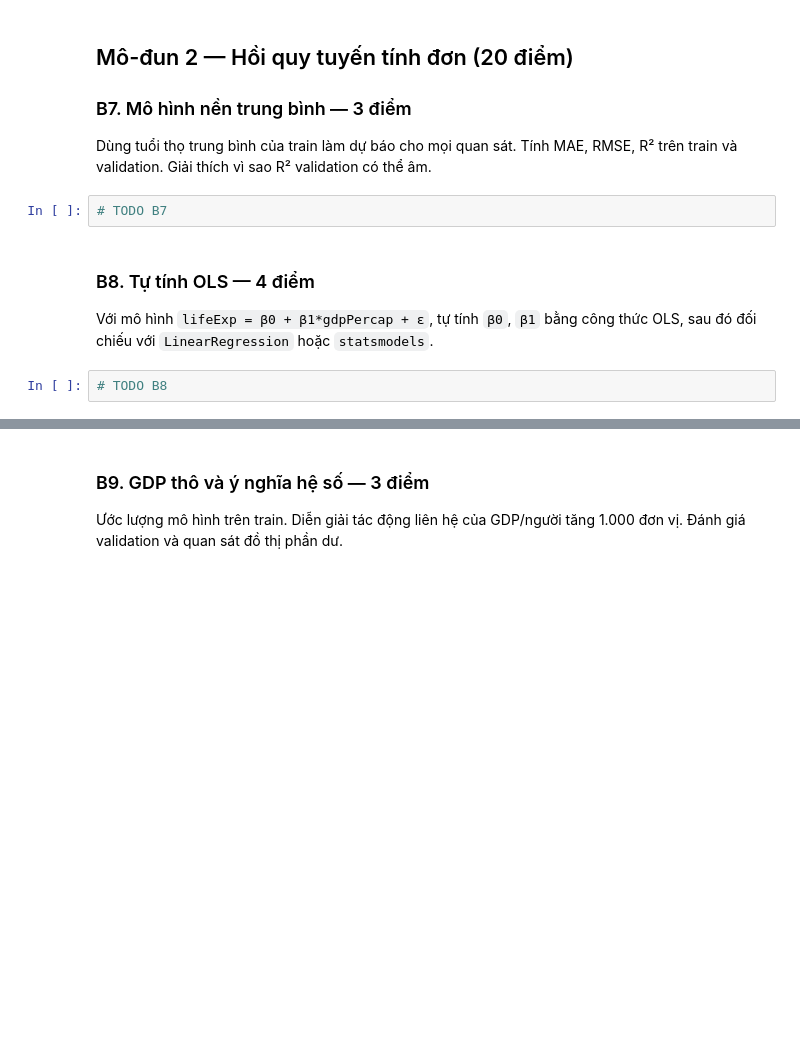
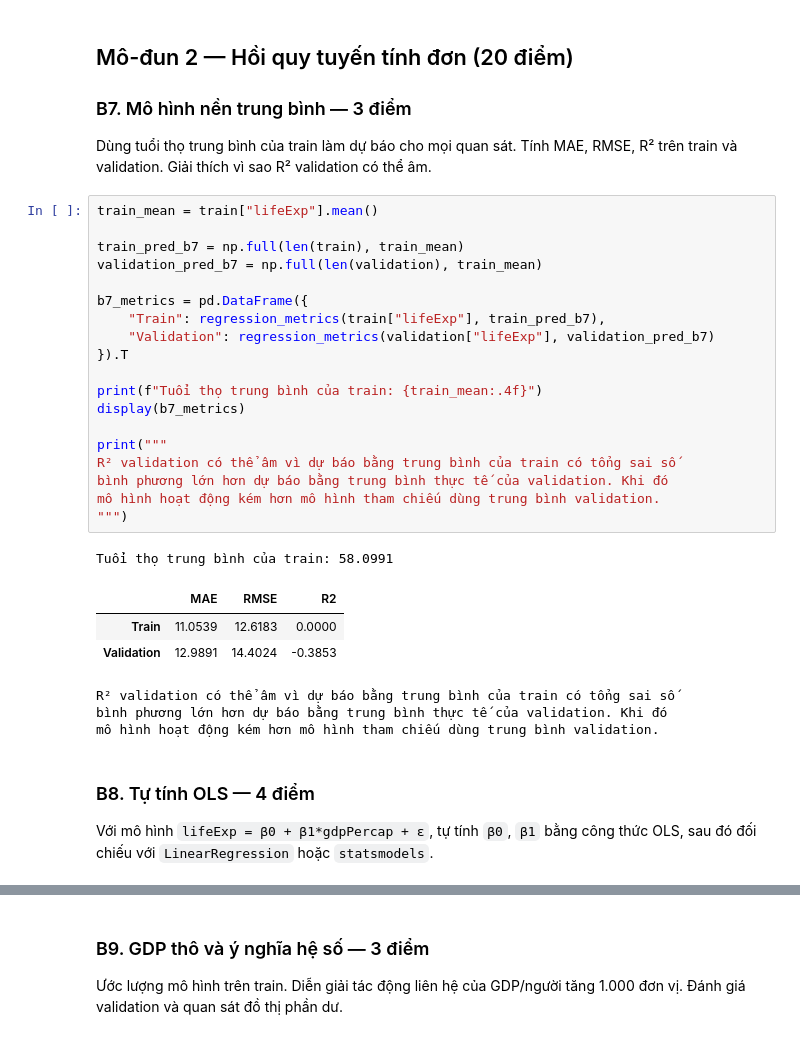
Before and after one commit to CaoRIV/machine-learning-practicals, a Jupyter notebook: 01_Bai_tap_Gapminder.ipynb, the cells around one changed output, grey strips where cells are left out. Saved outputs shown, nothing was run; the diff lists cells and outputs as text; blank space fills up the shorter version.

```diff
--- a/01_Bai_tap_Gapminder.ipynb
+++ b/01_Bai_tap_Gapminder.ipynb
@@ -331,11 +331,34 @@ kiểm tra bằng tương tác giữa time5 và continent ở mô hình sau.
 ### B7. Mô hình nền trung bình — 3 điểm
 
 Dùng tuổi thọ trung bình của train làm dự báo cho mọi quan sát. Tính MAE, RMSE, R² trên train và validation. Giải thích vì sao R² validation có thể âm.
-# %%
-# TODO B7
+# %%
+train_mean = train["lifeExp"].mean()
+
+train_pred_b7 = np.full(len(train), train_mean)
+validation_pred_b7 = np.full(len(validation), train_mean)
+
+b7_metrics = pd.DataFrame({
+    "Train": regression_metrics(train["lifeExp"], train_pred_b7),
+    "Validation": regression_metrics(validation["lifeExp"], validation_pred_b7)
+}).T
+
+print(f"Tuổi thọ trung bình của train: {train_mean:.4f}")
+display(b7_metrics)
+
+print("""
+R² validation có thể âm vì dự báo bằng trung bình của train có tổng sai số
+bình phương lớn hơn dự báo bằng trung bình thực tế của validation. Khi đó
+mô hình hoạt động kém hơn mô hình tham chiếu dùng trung bình validation.
+""")
+# %% [output]
+Tuổi thọ trung bình của train: 58.0991
+|  | MAE | RMSE | R2 |
+| Train | 11.0539 | 12.6183 | 0.0000 |
+| Validation | 12.9891 | 14.4024 | -0.3853 |
+R² validation có thể âm vì dự báo bằng trung bình của train có tổng sai số
+bình phương lớn hơn dự báo bằng trung bình thực tế của validation. Khi đó
+mô hình hoạt động kém hơn mô hình tham chiếu dùng trung bình validation.
 # %% [markdown]
 ### B8. Tự tính OLS — 4 điểm
 
 Với mô hình `lifeExp = β0 + β1*gdpPercap + ε`, tự tính `β0`, `β1` bằng công thức OLS, sau đó đối chiếu với `LinearRegression` hoặc `statsmodels`.
-# %%
-# TODO B8
```
Also changed, not shown: parts of 9 cells of this notebook.
